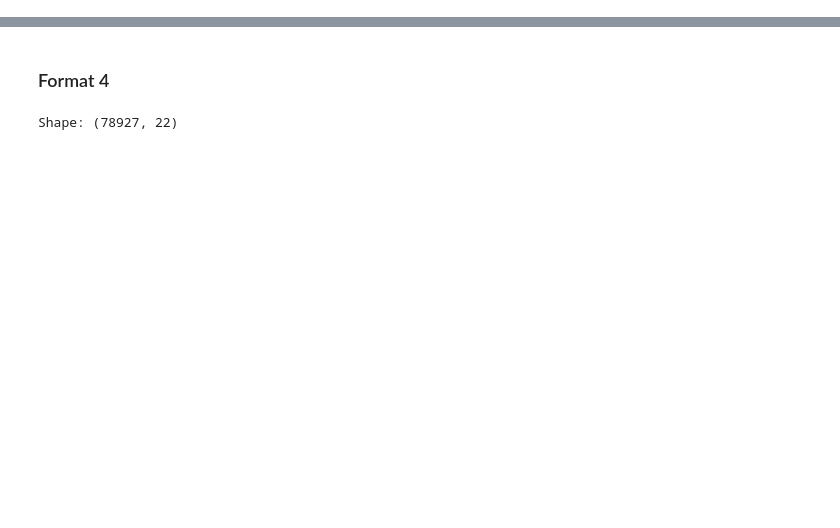
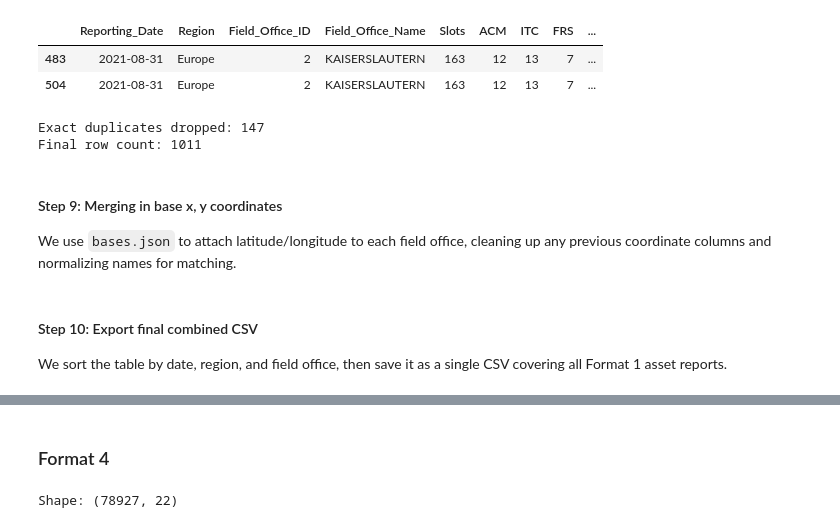
Before and after one commit to pinhaopan/muckrock-liberation, a Jupyter notebook: fa25-team-a/asset_reports.ipynb, the cells around one changed output, grey strips where cells are left out. Drawn from its saved outputs; the diff is of its cells as text; code cells hidden in the pictures; blank space fills up the shorter version.

```diff
--- a/fa25-team-a/asset_reports.ipynb
+++ b/fa25-team-a/asset_reports.ipynb
@@ -17,2 +85,9 @@ sns.set_palette("husl")
 # %%
+# Path Directory for Uploaded Asset Reports
+asset_report_fmt1_path = 'data/Asset Reports/Asset Report FY20-FY24 Format 1.csv'
+asset_report_fmt1_dir = Path("data/Asset Reports/Asset Reports Format 1")
+
+asset_report_2_path = 'data/Asset Reports/Asset Report FY20-FY24 Format 2.csv'
 asset_report_4_path = 'data/Asset Reports/Asset Report FY20-FY24 Format 4.csv'
+
+bases_json_path = 'data/bases.json'
@@ -20,0 +513,8 @@ ar4 = pd.read_csv(asset_report_4_path, low_memory=False)
+# %%
+# Build master table
+all_records_df = pd.DataFrame(all_records)
+all_records_df["Reporting_Date"] = pd.to_datetime(all_records_df["Reporting_Date"])
+
+# Canonicalize names FIRST, using bases.json-aware mapping
+canon_map = build_canonical_names(all_records_df, bases_path="data/bases.json")
+all_records_df = enforce_canonical_names(all_records_df, canon_map)
@@ -20,0 +526,49 @@ ar4 = pd.read_csv(asset_report_4_path, low_memory=False)
+# %%
+# Inspect duplicates by key
+key_cols = ["Reporting_Date", "Region", "Field_Office_ID"]
+
+dupe_counts = (
+    all_records_df
+    .groupby(key_cols)
+    .size()
+    .reset_index(name="Count")
+    .sort_values("Count", ascending=False)
+)
+
+print(dupe_counts.head(5))
+
+multi = dupe_counts[dupe_counts["Count"] > 1]
+print("\nKeys with potential duplicates:")
+print(multi)
+
+if not multi.empty:
+    sample_key = tuple(multi.iloc[0][key_cols])
+    print(f"\nSample duplicate block for key={sample_key}:")
+    display(
+        all_records_df[
+            (all_records_df["Reporting_Date"] == sample_key[0]) &
+            (all_records_df["Region"] == sample_key[1]) &
+            (all_records_df["Field_Office_ID"] == sample_key[2])
+        ]
+    )
+
+# Drop exact duplicated rows (same key + same numbers)
+full_cols = [
+    "Reporting_Date",
+    "Region",
+    "Field_Office_ID",
+    "Field_Office_Name",
+    "Slots",
+    "ACM",
+    "ITC",
+    "FRS",
+    "Total",
+]
+
+before = len(all_records_df)
+all_records_df = all_records_df.drop_duplicates(subset=full_cols, keep="first")
+after = len(all_records_df)
+
+print(f"Exact duplicates dropped: {before - after}")
+print(f"Final row count: {after}")
+# %% [output]
@@ -20,0 +592,10 @@ ar4 = pd.read_csv(asset_report_4_path, low_memory=False)
+|  | Reporting_Date | Region | Field_Office_ID | Field_Office_Name | Slots | ACM | ITC | FRS | ... |
+| 483 | 2021-08-31 | Europe | 2 | KAISERSLAUTERN | 163 | 12 | 13 | 7 | ... |
+| 504 | 2021-08-31 | Europe | 2 | KAISERSLAUTERN | 163 | 12 | 13 | 7 | ... |
+Exact duplicates dropped: 147
+Final row count: 1011
+# %% [markdown]
+#### Step 9: Merging in base x, y coordinates
+
+We use `bases.json` to attach latitude/longitude to each field office,
+cleaning up any previous coordinate columns and normalizing names for matching.
@@ -20,0 +664,5 @@ ar4 = pd.read_csv(asset_report_4_path, low_memory=False)
+# %% [markdown]
+#### Step 10: Export final combined CSV
+
+We sort the table by date, region, and field office, then save it as a
+single CSV covering all Format 1 asset reports.
```
Also changed, not shown: parts of 37 cells of this notebook, 9 other files.
